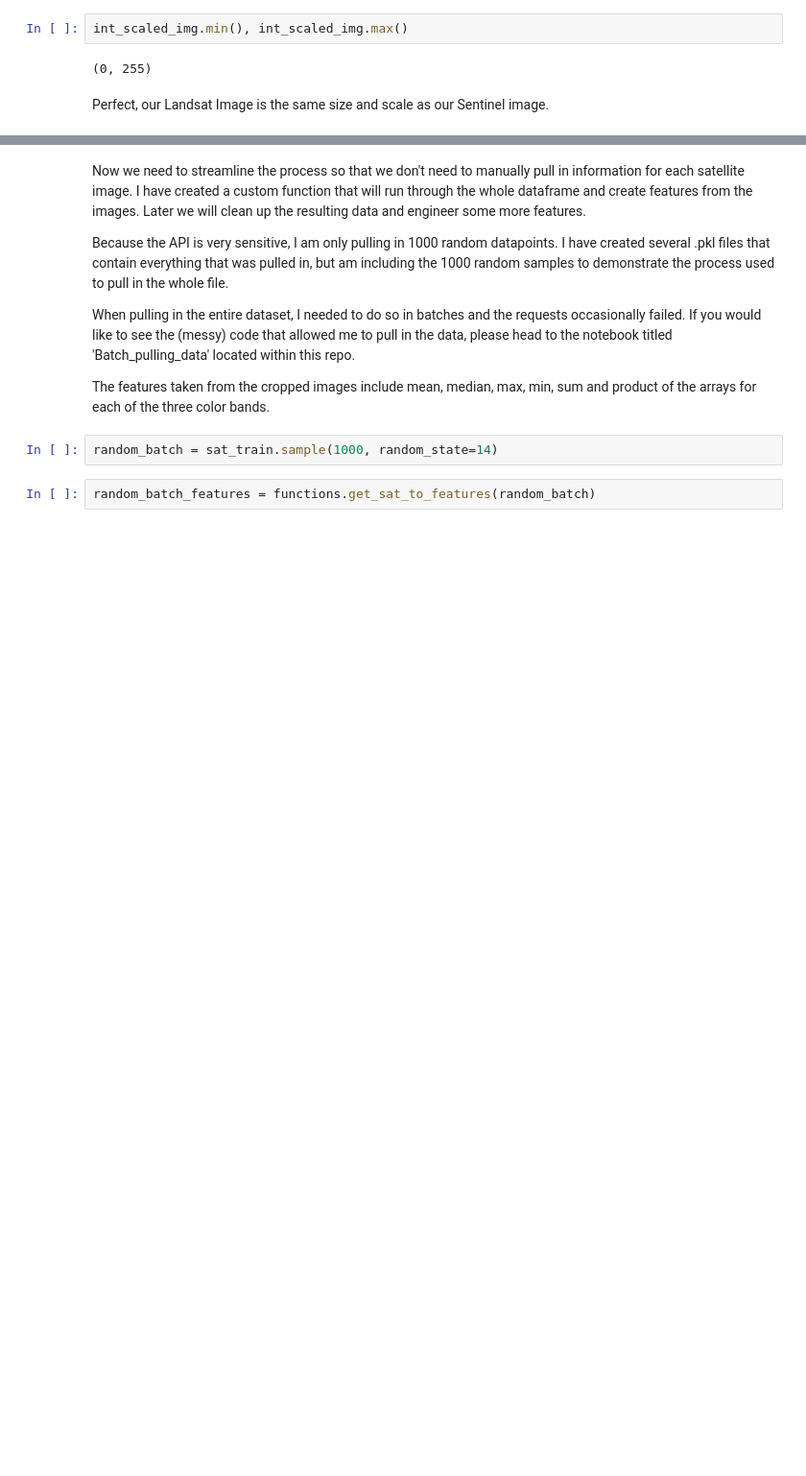
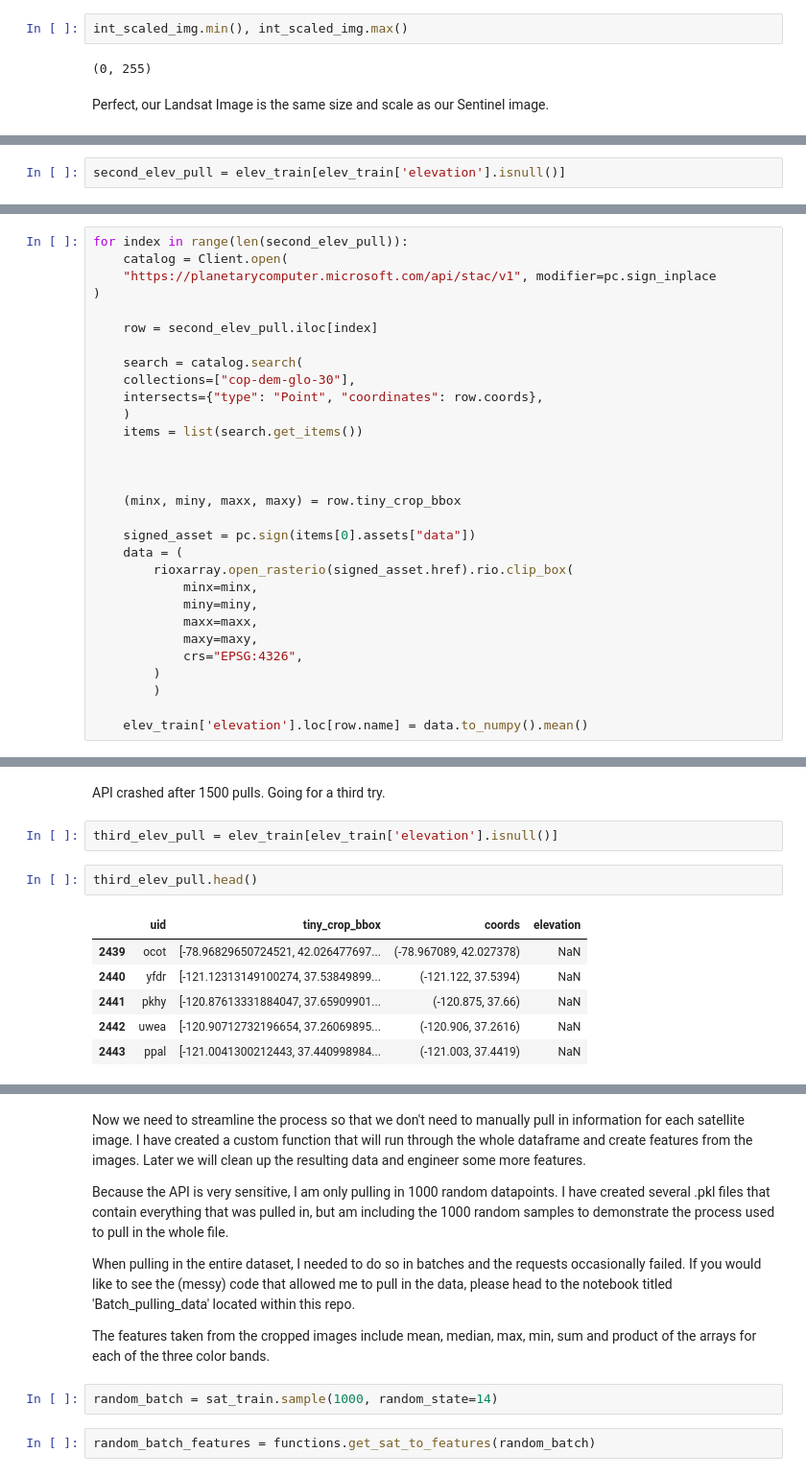
Before and after one commit to mduncan23/Predicting-Harmful-Algal-Blooms, a Jupyter notebook: troubleshoot.ipynb, the cells around one changed output, grey strips where cells are left out. Shown at 96% size. Saved outputs shown, nothing was run; the diff lists cells and outputs as text; blank space fills up the shorter version.

```diff
--- a/troubleshoot.ipynb
+++ b/troubleshoot.ipynb
@@ -1361,0 +1512,2 @@ Perfect, our Landsat Image is the same size and scale as our Sentinel image.
+# %%
+second_elev_pull = elev_train[elev_train['elevation'].isnull()]
@@ -1361,0 +1525,30 @@ Perfect, our Landsat Image is the same size and scale as our Sentinel image.
+# %%
+for index in range(len(second_elev_pull)):
+    catalog = Client.open(
+    "https://planetarycomputer.microsoft.com/api/stac/v1", modifier=pc.sign_inplace
+)
+
+    row = second_elev_pull.iloc[index]
+
+    search = catalog.search(
+    collections=["cop-dem-glo-30"],
+    intersects={"type": "Point", "coordinates": row.coords},
+    )
+    items = list(search.get_items())
+
+
+
+    (minx, miny, maxx, maxy) = row.tiny_crop_bbox
+
+    signed_asset = pc.sign(items[0].assets["data"])
+    data = (
+        rioxarray.open_rasterio(signed_asset.href).rio.clip_box(
+            minx=minx,
+            miny=miny,
+            maxx=maxx,
+            maxy=maxy,
+            crs="EPSG:4326",
+        )
+        )
+
+    elev_train['elevation'].loc[row.name] = data.to_numpy().mean()
@@ -1361,0 +1565,13 @@ Perfect, our Landsat Image is the same size and scale as our Sentinel image.
+# %% [markdown]
+API crashed after 1500 pulls. Going for a third try.
+# %%
+third_elev_pull = elev_train[elev_train['elevation'].isnull()]
+# %%
+third_elev_pull.head()
+# %% [output]
+|  | uid | tiny_crop_bbox | coords | elevation |
+| 2439 | ocot | [-78.96829650724521, 42.026477697... | (-78.967089, 42.027378) | NaN |
+| 2440 | yfdr | [-121.12313149100274, 37.53849899... | (-121.122, 37.5394) | NaN |
+| 2441 | pkhy | [-120.87613331884047, 37.65909901... | (-120.875, 37.66) | NaN |
+| 2442 | uwea | [-120.90712732196654, 37.26069895... | (-120.906, 37.2616) | NaN |
+| 2443 | ppal | [-121.0041300212443, 37.440998984... | (-121.003, 37.4419) | NaN |
```
Also changed, not shown: parts of 53 cells of this notebook, 1 other file.
